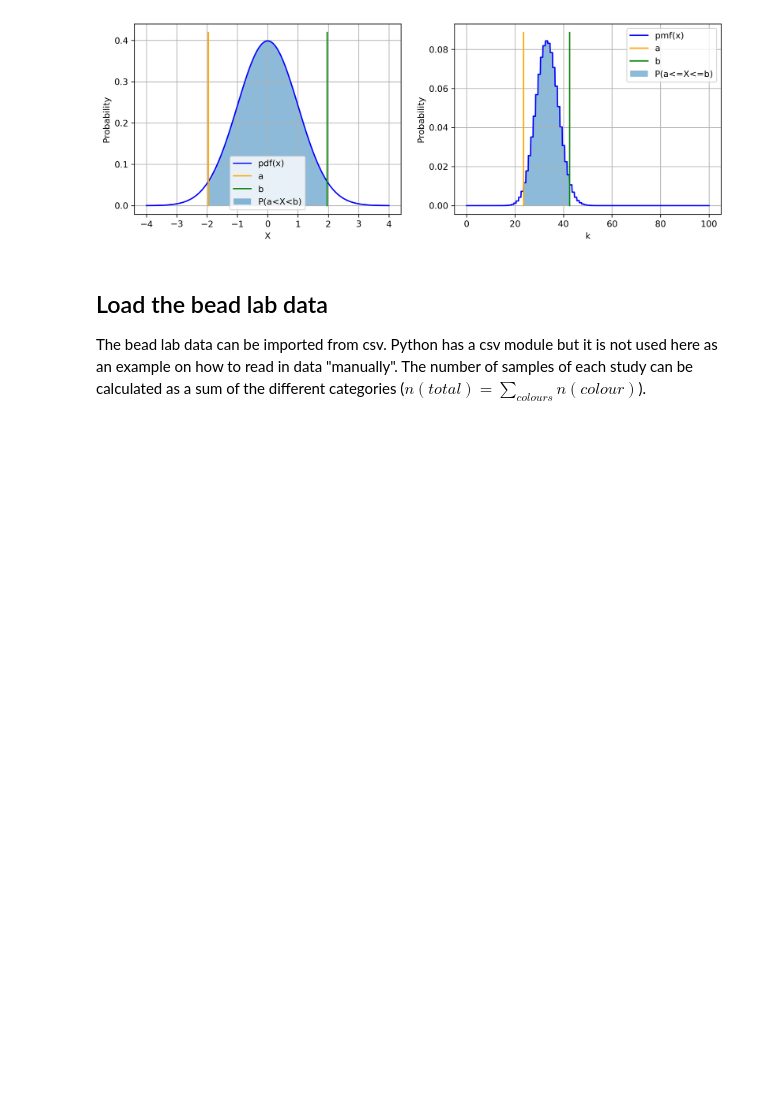
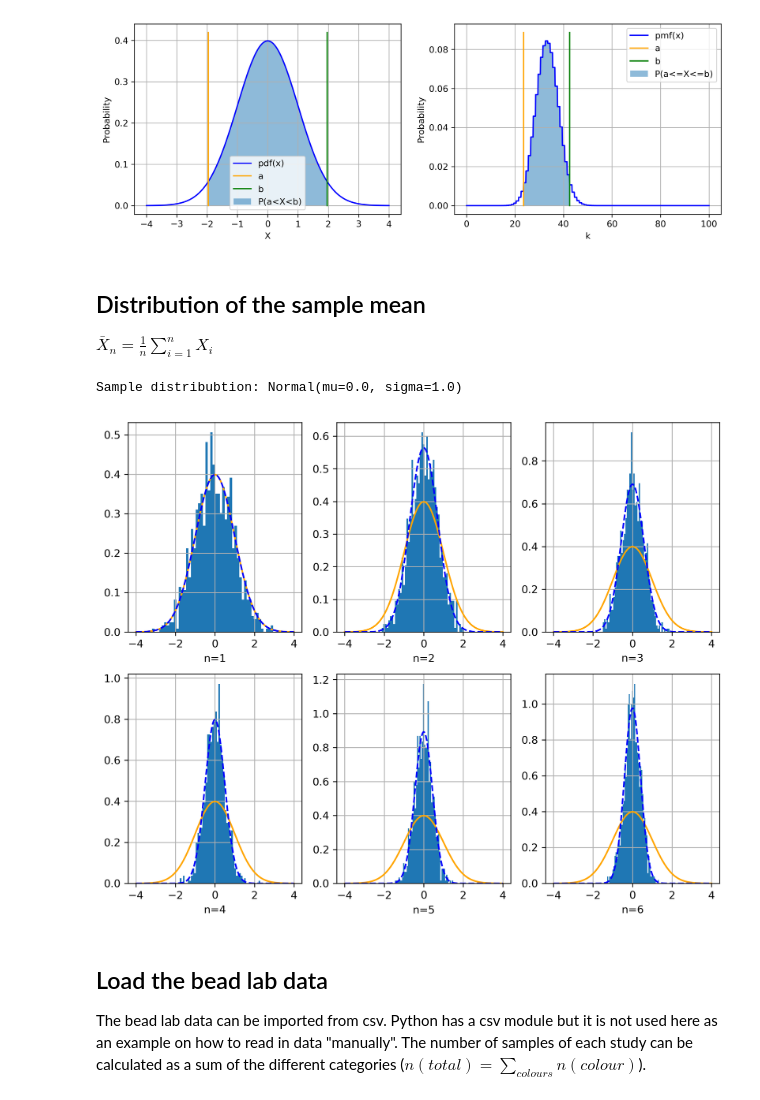
Before and after one commit to fredrikwahlberg/5LN445, a Jupyter notebook: Statistics - Significance.ipynb, the cells around one changed output. Drawn from its saved outputs; the diff is of its cells as text; code cells hidden in the pictures; blank space fills up the shorter version.

```diff
--- a/Statistics - Significance.ipynb
+++ b/Statistics - Significance.ipynb
@@ -108,6 +108,37 @@ P(X >= a)=0.984
 P(X <= b)=0.972
 P(a <= X <= b)=0.956
 [figure]
+# %% [markdown]
+## Distribution of the sample mean
+
+$\bar{X}_n = \frac{1}{n} \sum_{i=1}^n X_i$
+# %%
+n_draws = 1000
+confidence_interval = 0.95
+sample_distr = norm(0, 1)
+
+fig = plt.figure(figsize=(10, 8), dpi=300)
+ax = fig.subplots(2, 3).ravel()
+
+print("Sample distribubtion: Normal(mu=%.1f, sigma=%.1f)" % (mu, sigma))
+
+x = np.linspace(sample_distr.mean()-4*sample_distr.std(), sample_distr.mean()+4*sample_distr.std(), 1000)
+y1 = sample_distr.pdf(x)
+
+for i in range(len(ax)):
+    ax[i].plot(x, y1, 'orange', label="\sigma=1")
+    y2 = norm(sample_distr.mean(), sample_distr.std()/np.sqrt(i+1)).pdf(x)
+    ax[i].plot(x, y2, 'blue', linestyle='dashed', label="\sigma=1/\sqrt{n}")
+    d = np.random.normal(loc=sample_distr.mean(), scale=sample_distr.std(), size = (n_draws, i+1))
+    d = np.mean(d, axis=1)
+    ax[i].hist(d, 50, density=True, label="Simulated mean")
+    #ax[i].legend(loc='upper right')
+    #ax[i].set_ylabel("P(Xn)")
+    ax[i].set_xlabel("n=%i" % (i+1))
+    ax[i].grid()
+# %% [output]
+Sample distribubtion: Normal(mu=0.0, sigma=1.0)
+[figure, added]
 # %% [markdown]
 ## Load the bead lab data
 The bead lab data can be imported from csv. Python has a csv module but it is not used here as an example on how to read in data "manually". The number of samples of each study can be calculated as a sum of the different categories ($n(total) = \sum_{colours} n(colour)$).
```
Also changed, not shown: 1 other file.
